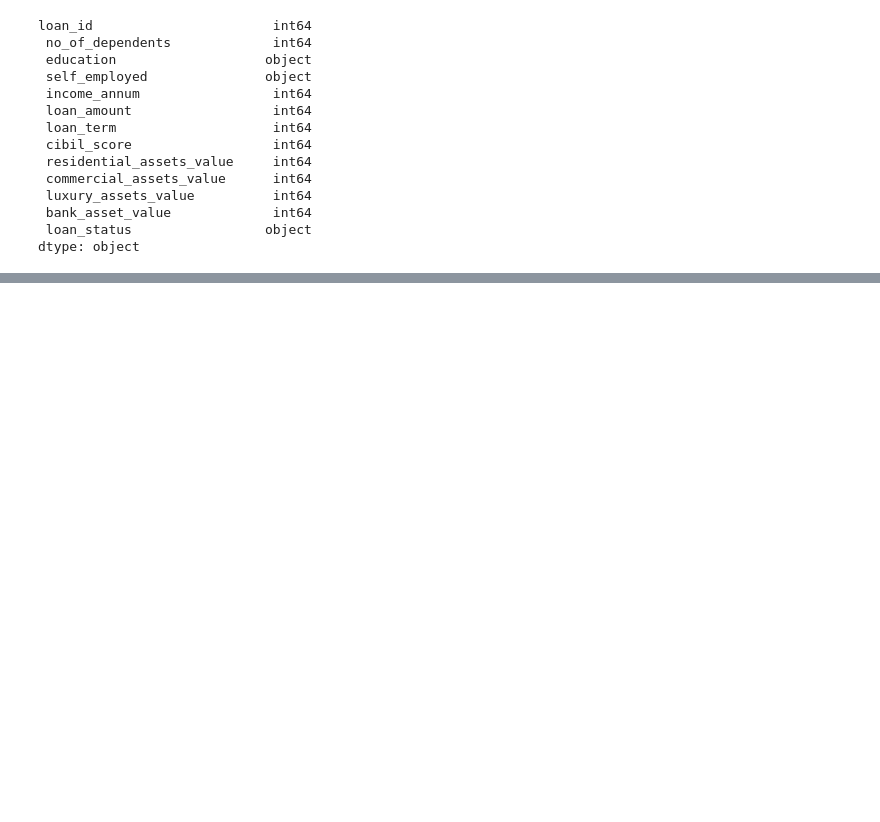
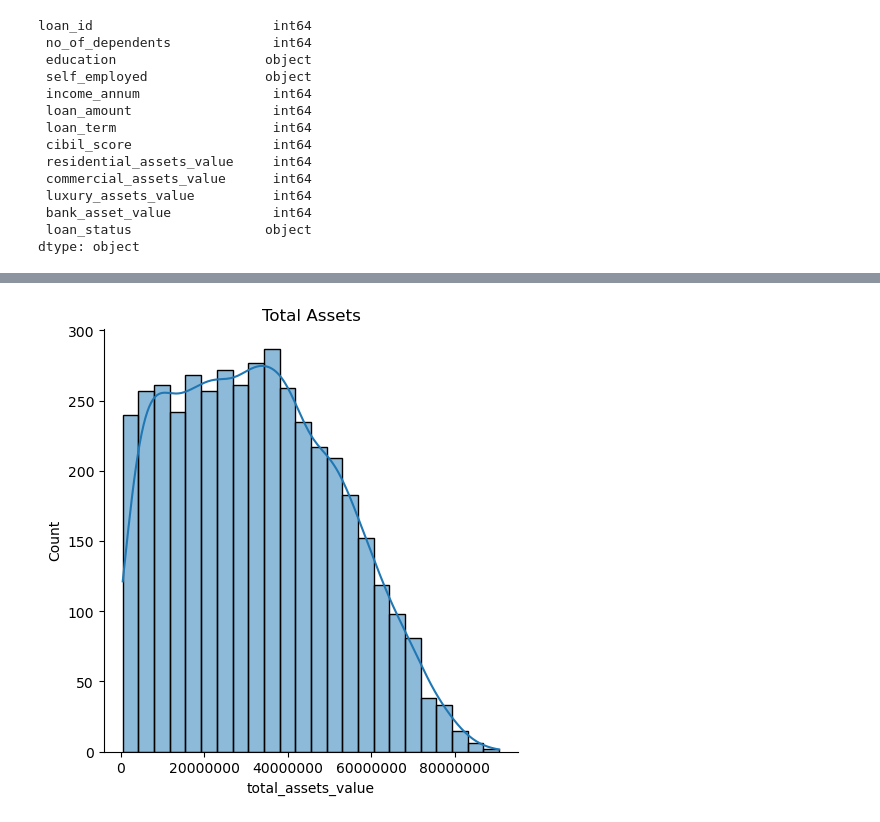
Before and after one commit to meutsabdahal/loan-prediction-with-classification-model, a Jupyter notebook: Loan Prediction with Classification Model.ipynb, the cells around one changed output, grey strips where cells are left out. Saved outputs shown, nothing was run; the diff lists cells and outputs as text; code cells hidden in the pictures; blank space fills up the shorter version.

```diff
--- a/Loan Prediction with Classification Model.ipynb
+++ b/Loan Prediction with Classification Model.ipynb
@@ -97,4 +132,7 @@ df.head()
 # %%
-df['education'] = df['education'].str.strip()
-df['self_employed'] = df['self_employed'].str.strip()
-df['loan_status'] = df['loan_status'].str.strip()
+# total assets
+sns.displot(df['total_assets_value'], kde=True)
+plt.title('Total Assets')
+plt.ticklabel_format(style='plain', axis='x')
+# %% [output]
+[figure, added]
```
Also changed, not shown: parts of 17 cells of this notebook, 1 other file.
